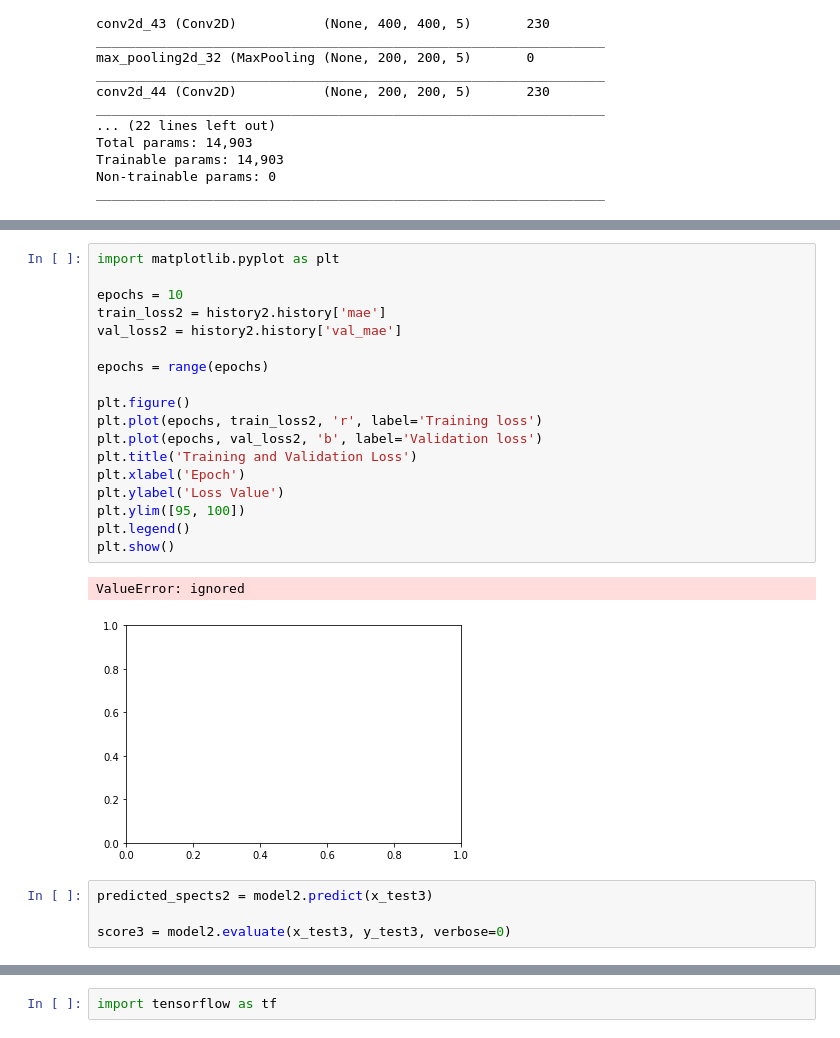
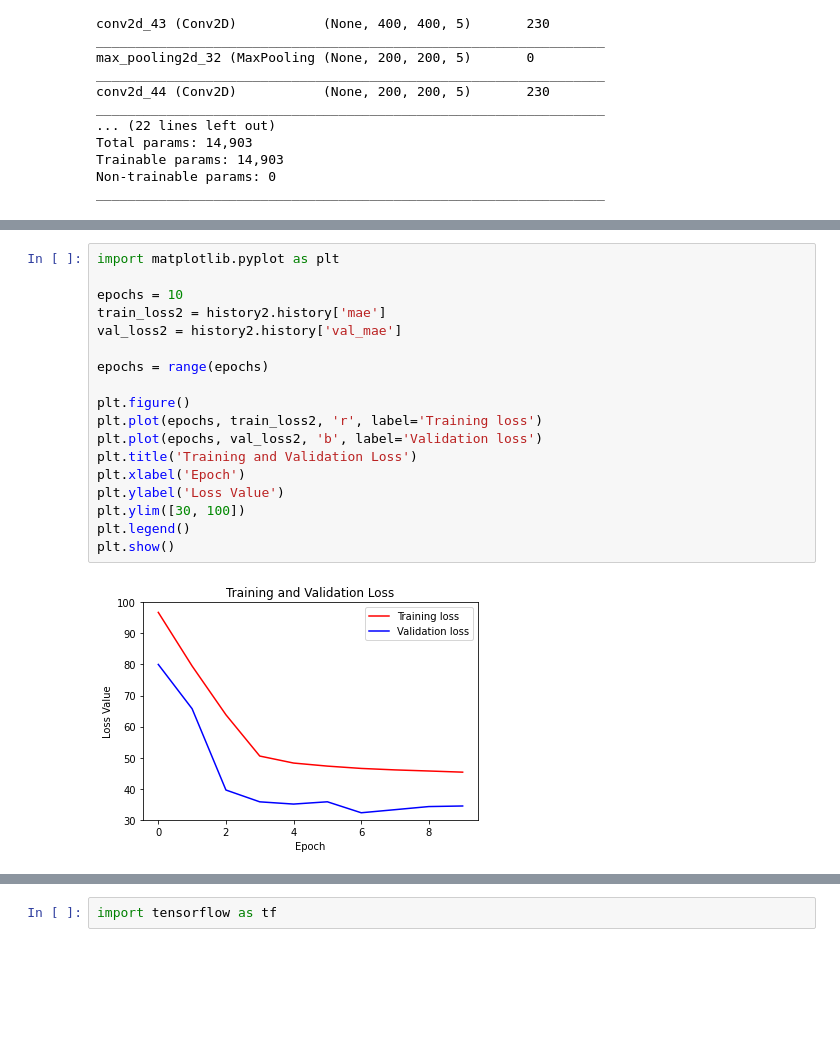
Before and after one commit to CSCCNY/final-project-recomposeclassics, a Jupyter notebook: 02_Spectogram_BasicCNN.ipynb, the cells around one changed output, grey strips where cells are left out. Drawn from its saved outputs; the diff is of its cells as text; blank space fills up the shorter version.

```diff
--- a/02_Spectogram_BasicCNN.ipynb
+++ b/02_Spectogram_BasicCNN.ipynb
@@ -528,25 +543,20 @@ Epoch 3/10
 # %%
 import matplotlib.pyplot as plt
 
 epochs = 10
 train_loss2 = history2.history['mae']
 val_loss2 = history2.history['val_mae']
 
 epochs = range(epochs)
 
 plt.figure()
 plt.plot(epochs, train_loss2, 'r', label='Training loss')
 plt.plot(epochs, val_loss2, 'b', label='Validation loss')
 plt.title('Training and Validation Loss')
 plt.xlabel('Epoch')
 plt.ylabel('Loss Value')
-plt.ylim([95, 100])
+plt.ylim([30, 100])
 plt.legend()
 plt.show()
 # %% [output]
-ValueError: ignored
-[figure, old version]
+[figure, new version]
-# %%
-predicted_spects2 = model2.predict(x_test3)
-
-score3 = model2.evaluate(x_test3, y_test3, verbose=0)
```
Also changed, not shown: parts of 14 cells of this notebook.
